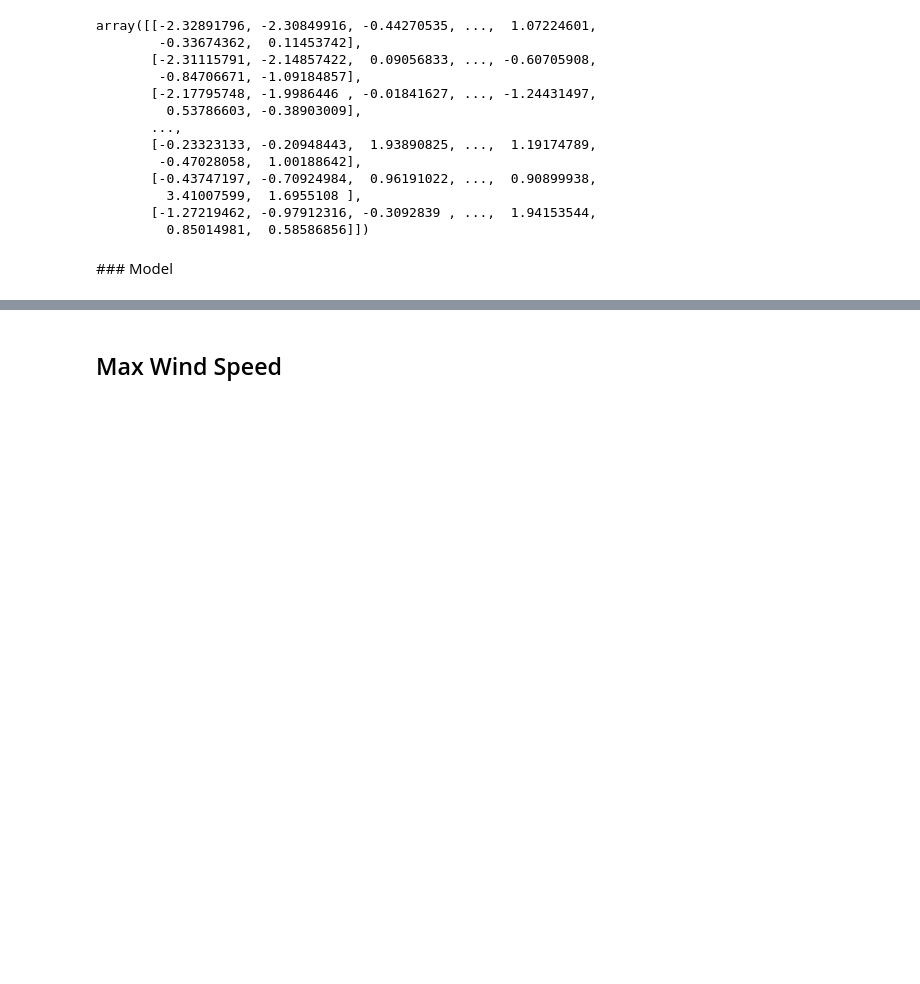
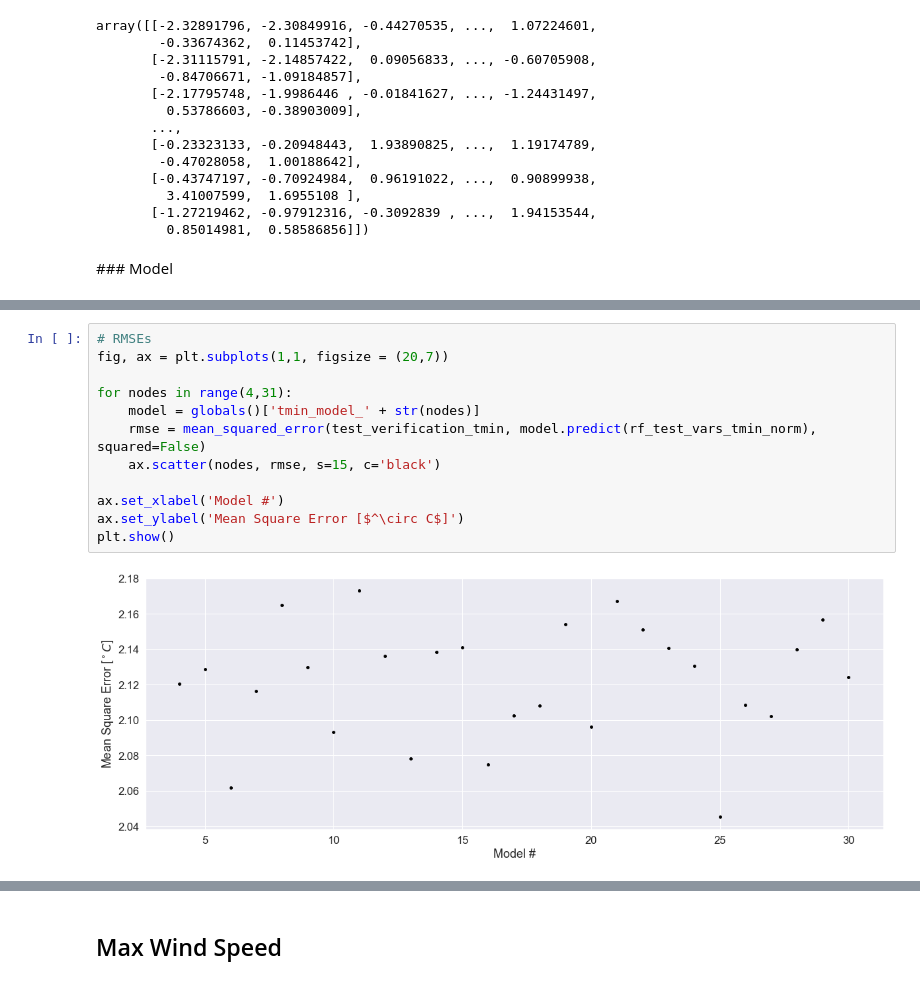
Before and after one commit to david0811/atms597_project6, a Jupyter notebook: project6_David.ipynb, the cells around one changed output, grey strips where cells are left out. Saved outputs shown, nothing was run; the diff lists cells and outputs as text; blank space fills up the shorter version.

```diff
--- a/project6_David.ipynb
+++ b/project6_David.ipynb
@@ -487,0 +820,14 @@ Root Mean Square Error on test set: 2.11
+# %%
+# RMSEs
+fig, ax = plt.subplots(1,1, figsize = (20,7))
+
+for nodes in range(4,31):
+    model = globals()['tmin_model_' + str(nodes)]
+    rmse = mean_squared_error(test_verification_tmin, model.predict(rf_test_vars_tmin_norm), squared=False)
+    ax.scatter(nodes, rmse, s=15, c='black')
+
+ax.set_xlabel('Model #')
+ax.set_ylabel('Mean Square Error [$^\circ C$]')
+plt.show()
+# %% [output]
+[figure, added]
```
Also changed, not shown: parts of 31 cells of this notebook.
